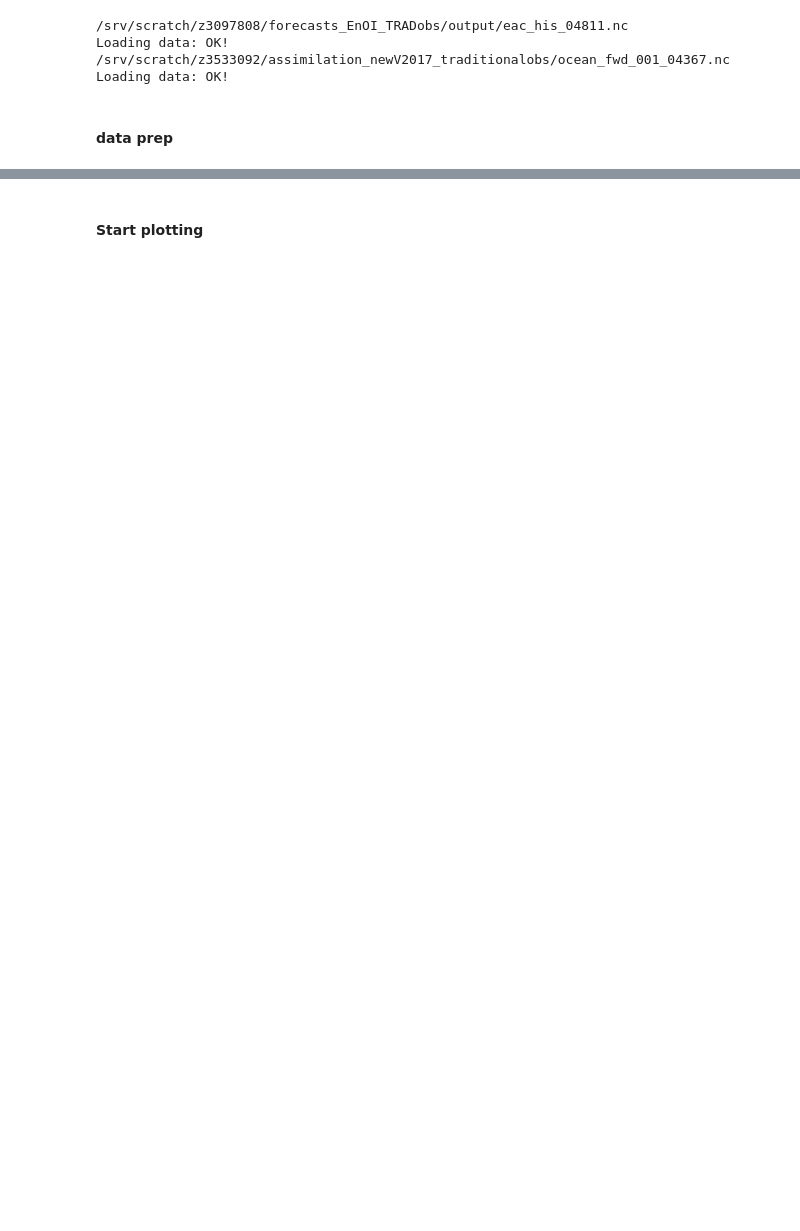
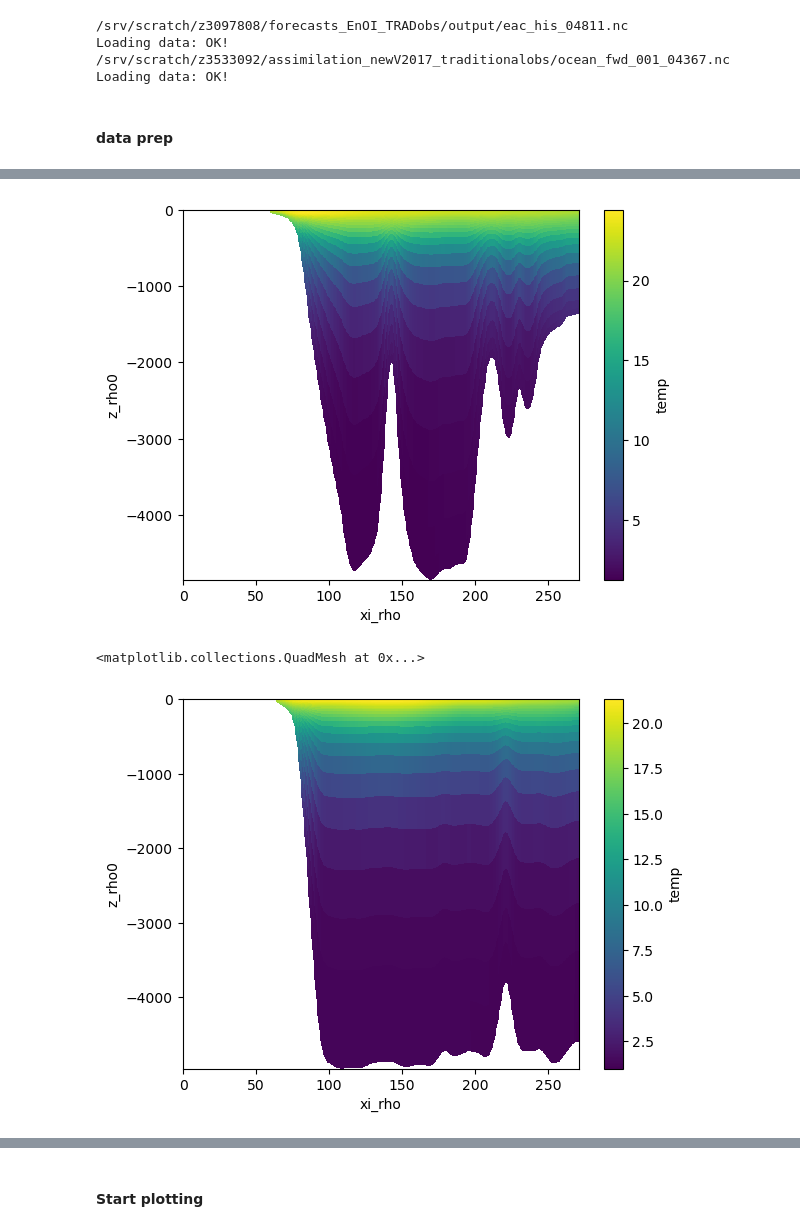
Before and after one commit to dgwyther/DA-comparison-paper, a Jupyter notebook: notebooks/fig-transect-temp.ipynb, the cells around one changed output, grey strips where cells are left out. Saved outputs shown, nothing was run; the diff lists cells and outputs as text; code cells hidden in the pictures; blank space fills up the shorter version.

```diff
--- a/notebooks/fig-transect-temp.ipynb
+++ b/notebooks/fig-transect-temp.ipynb
@@ -50,6 +50,8 @@ def processROMSGrid(ds):
     # ds['z_rho'] = z_rho.transpose(*('time', 's_rho','yh','xh'),transpose_coords=False).fillna(hmin)
     # ds['z_w'] = z_w.transpose(*('time', 's_w','yh','xh'),transpose_coords=False).fillna(hmin)
     ds.coords['z_rho0'] = z_rho.mean(dim='ocean_time')
+    ds["z_rho0"] = ds.z_rho0.fillna(0)
+
 
      # interpolate depth of levels at U and V points
     ds['z_u'] = grid.interp(ds['z_rho'], 'X', boundary='fill')
@@ -137,15 +139,21 @@ def process_trimVarsROMS(input,varsKeep):
     return output,output_backup
 
 
-enoi = load_roms(filename='/srv/scratch/z3533092/assimilation_newV2017_traditionalobs/ocean_fwd_001_*.nc',overlap=7)
+enoi = load_roms(filename='/srv/scratch/z3097808/forecasts_EnOI_TRADobs/output/eac_his_*.nc',overlap=19)
+_4dvar = load_roms(filename='/srv/scratch/z3533092/assimilation_newV2017_traditionalobs/ocean_fwd_001_*.nc',overlap=7)
 
 print('process grid')
 enoi = processROMSGrid(enoi)
+_4dvar = processROMSGrid(_4dvar)
 
 print('drop almost all vars')
-enoi,enoi_bu = process_trimVarsROMS(enoi,['temp'])
+enoi,enoi_bu = process_trimVarsROMS(enoi,['temp','z_rho0'])
+_4dvar,_4dvar_bu = process_trimVarsROMS(_4dvar,['temp','z_rho0'])
 
 print('subset dataset')
 enoi_28 = enoi.isel(eta_rho=260)
-enoi_34 = enoi.isel(eta_rho=100)
+enoi_34 = enoi.isel(eta_rho=115)
+
+_4dvar_28 = _4dvar.isel(eta_rho=260)
+_4dvar_34 = _4dvar.isel(eta_rho=115)
 # %% [output]
@@ -242,0 +187,24 @@ enoi_34.load()
+# %%
+#### load datasets
+print('load first transect')
+print(enoi_28.nbytes/1e9)
+enoi_28.load()
+print('load second transect')
+print(enoi_34.nbytes/1e9)
+enoi_34.load()
+
+
+enoi_28["z_rho0"] = enoi_28.z_rho0.fillna(0)
+enoi_34["z_rho0"] = enoi_34.z_rho0.fillna(0)
+
+#### load datasets
+print('load first transect')
+print(_4dvar_28.nbytes/1e9)
+_4dvar_28.load()
+print('load second transect')
+print(_4dvar_34.nbytes/1e9)
+_4dvar_34.load()
+
+
+_4dvar_28["z_rho0"] = _4dvar_28.z_rho0.fillna(0)
+_4dvar_34["z_rho0"] = _4dvar_34.z_rho0.fillna(0)
@@ -243,4 +220,8 @@ enoi_34.load()
 # %%
-enoi_28.mean(dim='ocean_time').plot(y='z_rho0')
+enoi_28.temp.mean(dim='ocean_time').plot(y='z_rho0')
 plt.show()
-enoi_34.mean(dim='ocean_time').plot(y='z_rho0')
+enoi_34.temp.mean(dim='ocean_time').plot(y='z_rho0')
+# %% [output]
+[figure, added]
+<matplotlib.collections.QuadMesh at 0x...>
+[figure, added]
```
Also changed, not shown: parts of 13 cells of this notebook, 1 other file.
